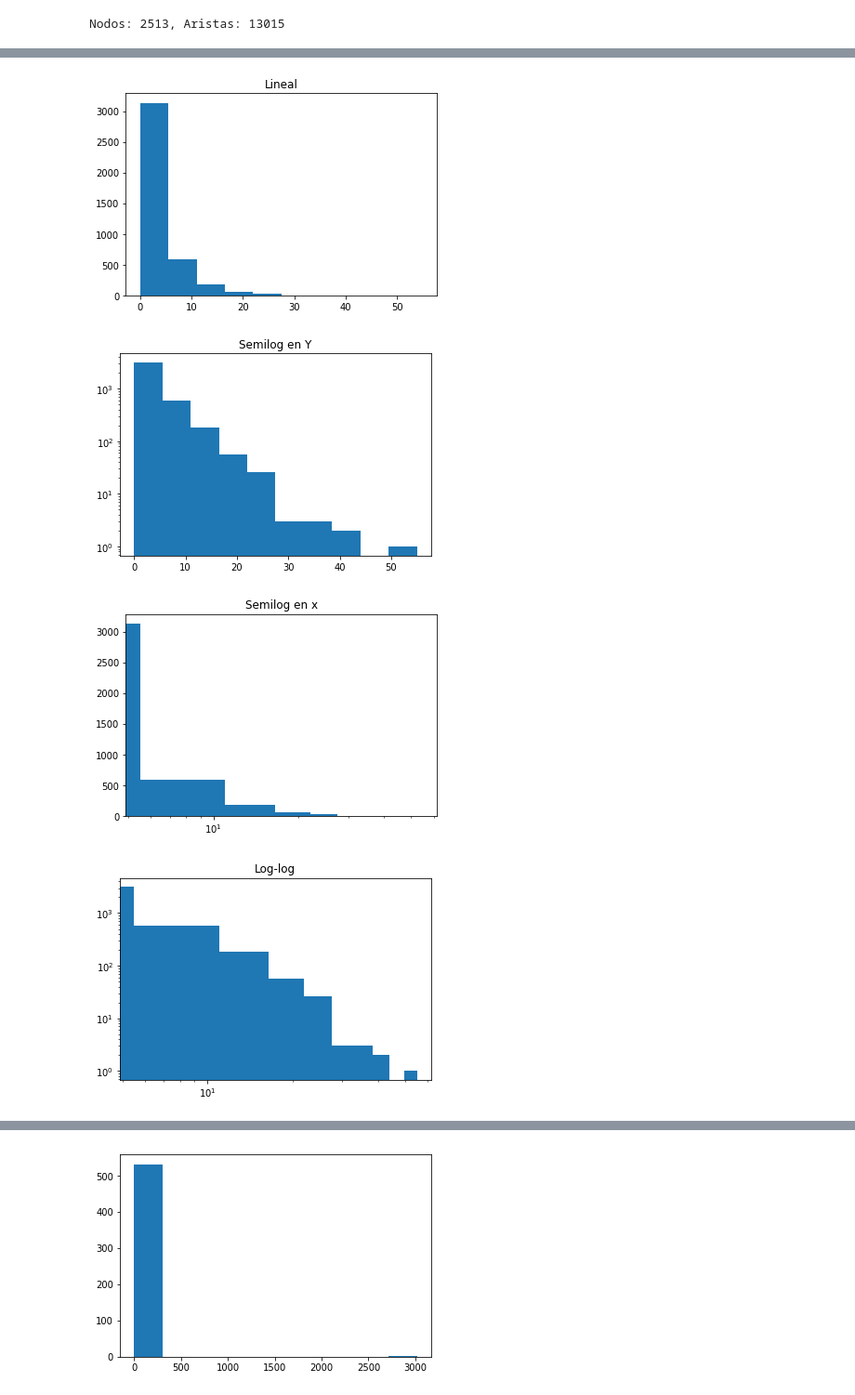
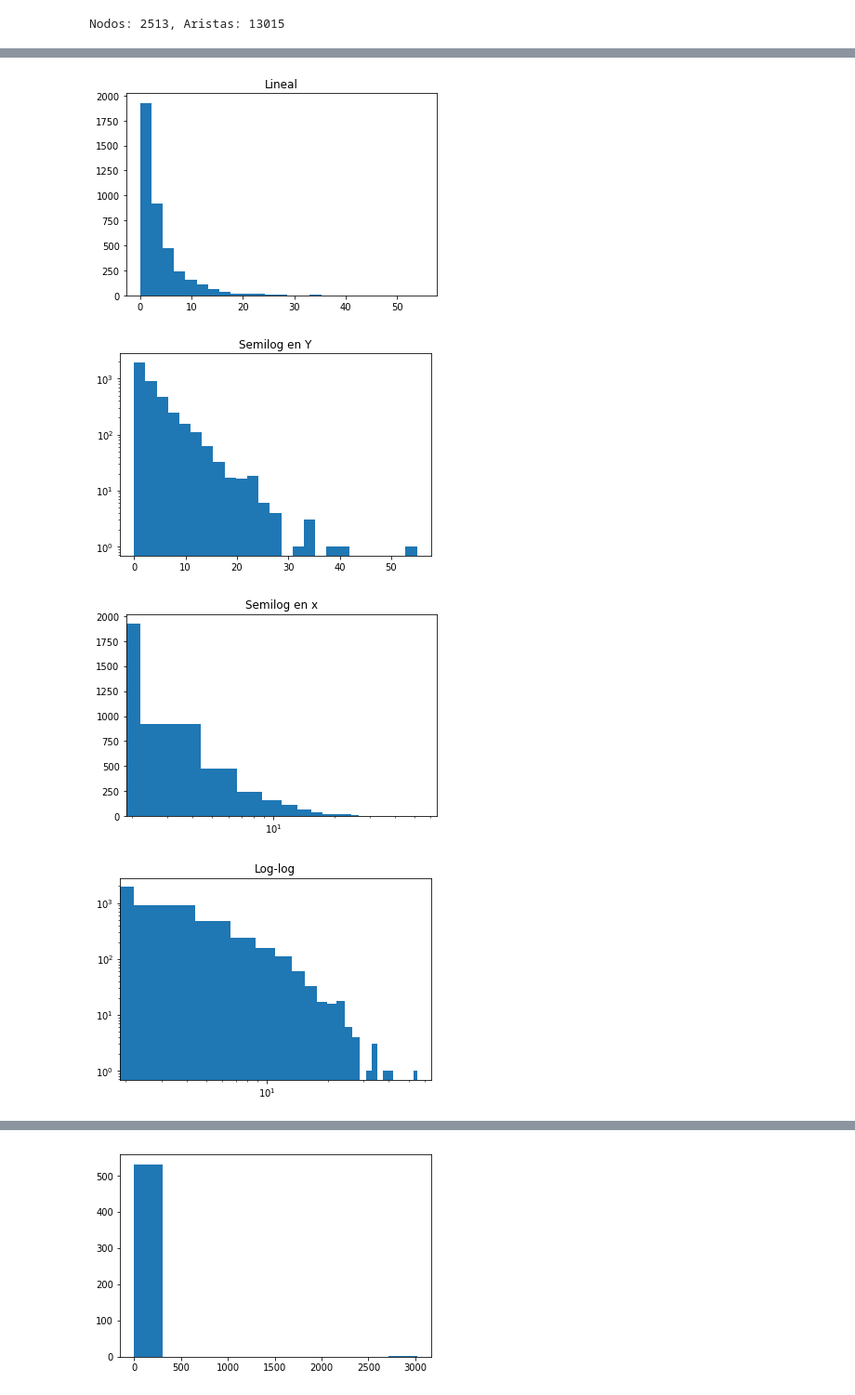
Before and after one commit to gfourcade/cienciadatos, a Jupyter notebook: tp4/tp4.ipynb, the cells around one changed output, grey strips where cells are left out. Shown at 93% size. Cells and saved outputs as stored; diff of their text form; code cells hidden in the pictures.

```diff
--- a/tp4/tp4.ipynb
+++ b/tp4/tp4.ipynb
@@ -35,25 +37,25 @@ plt.show()
 # %%
-plt.hist(list(dict(graph.degree).values()))
+plt.hist(list(dict(graph.degree).values()), bins=25)
 plt.title("Lineal")
 plt.show()
 
-plt.hist(list(dict(graph.degree).values()))
+plt.hist(list(dict(graph.degree).values()), bins=25)
 plt.yscale('log')
 plt.title("Semilog en Y")
 plt.show()
 
-plt.hist(list(dict(graph.degree).values()))
+plt.hist(list(dict(graph.degree).values()), bins=25)
 plt.xscale('log')
 plt.title("Semilog en x")
 plt.show()
 
-plt.hist(list(dict(graph.degree).values()))
+plt.hist(list(dict(graph.degree).values()), bins=25)
 plt.yscale('log')
 plt.xscale('log')
 plt.title("Log-log")
 plt.show()
 # %% [output]
-[figure, old version]
+[figure, new version]
-[figure, old version]
+[figure, new version]
-[figure, old version]
+[figure, new version]
-[figure, old version]
+[figure, new version]
```
Also changed, not shown: parts of 14 cells of this notebook.
